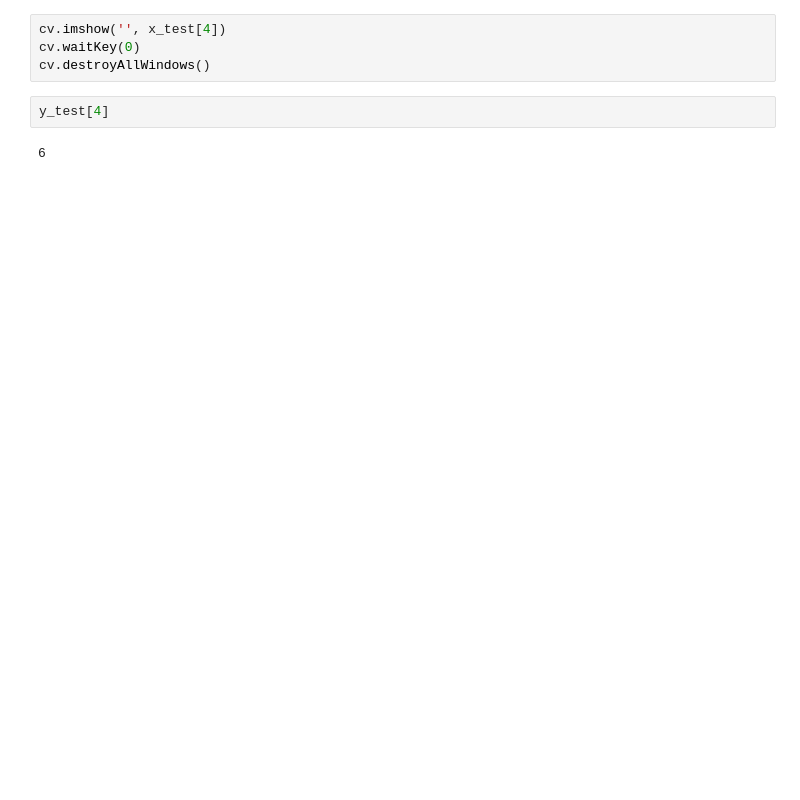
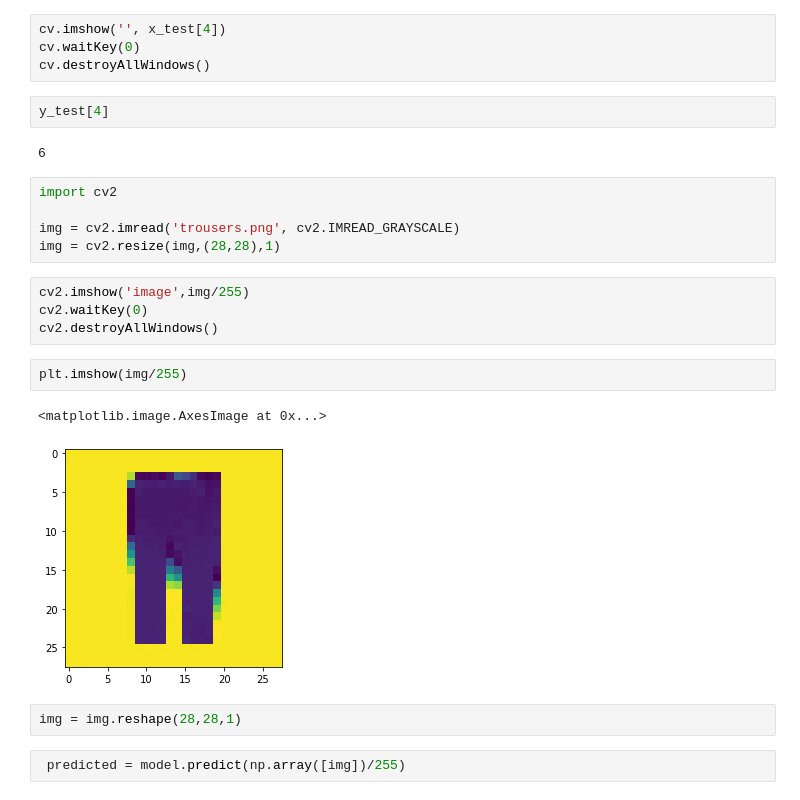
Before and after one commit to Sv1atoslav/JSP-camp, a Jupyter notebook: clothes_classification/image_classify.ipynb, the cells around one changed output. Saved outputs shown, nothing was run; the diff lists cells and outputs as text; blank space fills up the shorter version.

```diff
--- a/clothes_classification/image_classify.ipynb
+++ b/clothes_classification/image_classify.ipynb
@@ -112,3 +118,21 @@ cv.destroyAllWindows()
 y_test[4]
 # %% [output]
 6
+# %%
+import cv2
+
+img = cv2.imread('trousers.png', cv2.IMREAD_GRAYSCALE)
+img = cv2.resize(img,(28,28),1)
+# %%
+cv2.imshow('image',img/255)
+cv2.waitKey(0)
+cv2.destroyAllWindows()
+# %%
+plt.imshow(img/255)
+# %% [output]
+<matplotlib.image.AxesImage at 0x...>
+[figure, added]
+# %%
+img = img.reshape(28,28,1)
+# %%
+ predicted = model.predict(np.array([img])/255)
```
Also changed, not shown: parts of 9 cells of this notebook, 7 other files.
